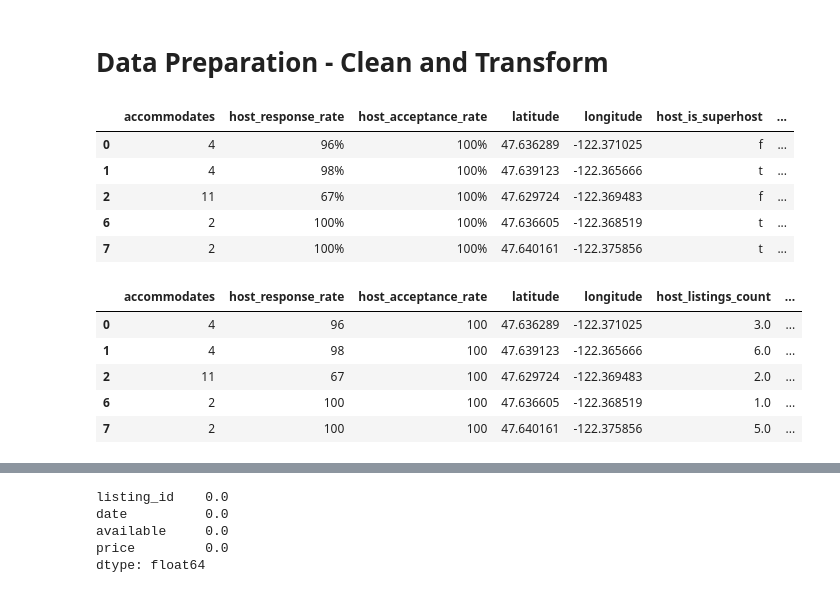
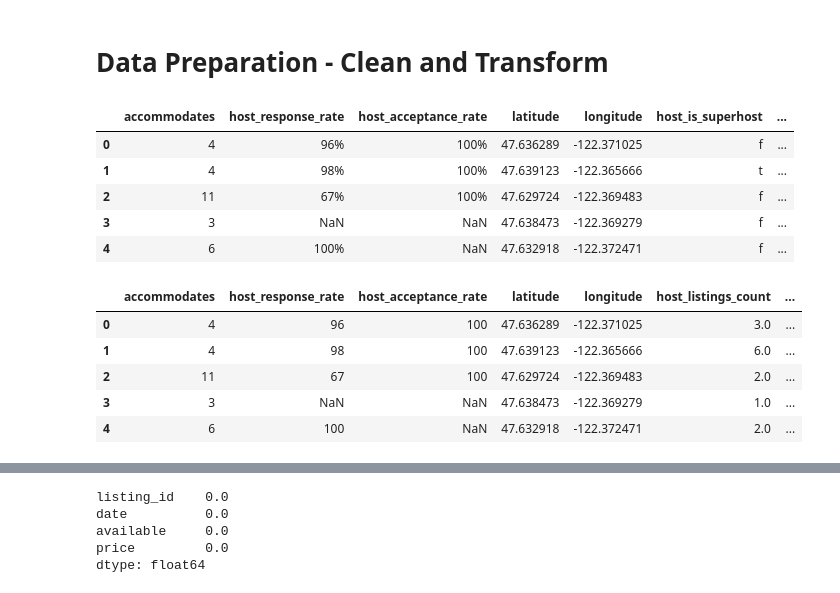
Before and after one commit to stannnman/DSND-Airbnb, a Jupyter notebook: airbnb_seattle.ipynb, the cells around one changed output, grey strips where cells are left out. Cells and saved outputs as stored; diff of their text form; code cells hidden in the pictures.

```diff
--- a/airbnb_seattle.ipynb
+++ b/airbnb_seattle.ipynb
@@ -141,23 +142,17 @@ dtype: float64
 # %%
 # Select a sample of interesting attributes for our analysis.
 df_listings = df_listings[['accommodates', 'host_response_rate', 'host_acceptance_rate',\
         'latitude', 'longitude', 'host_is_superhost', 'host_listings_count',
         'review_scores_rating', 'neighbourhood_group_cleansed', 'price']]
 
-# Remove records with missing data
-# We remove rather than impute missing values for simplicity on the initial approach.
-# We can always return and include imputation in a later iteration if necessary.
-df_listings = df_listings.dropna(how='any')
-
-# Browse our revised Listings data set
 df_listings.head()
 # %% [output]
 |  | accommodates | host_response_rate | host_acceptance_rate | latitude | longitude | host_is_superhost | ... |
 | 0 | 4 | 96% | 100% | 47.636289 | -122.371025 | f | ... |
 | 1 | 4 | 98% | 100% | 47.639123 | -122.365666 | t | ... |
 | 2 | 11 | 67% | 100% | 47.629724 | -122.369483 | f | ... |
-| 6 | 2 | 100% | 100% | 47.636605 | -122.368519 | t | ... |
-| 7 | 2 | 100% | 100% | 47.640161 | -122.375856 | t | ... |
+| 3 | 3 | NaN | NaN | 47.638473 | -122.369279 | f | ... |
+| 4 | 6 | 100% | NaN | 47.632918 | -122.372471 | f | ... |
 # %%
 # Price fields need '$' and ',' characters removed so they become numeric
 df_listings['price'] = pd.to_numeric(df_listings['price'].str.replace('$','').str.replace(',',''))
@@ -177,5 +172,5 @@ df_listings.head()
 | 0 | 4 | 96 | 100 | 47.636289 | -122.371025 | 3.0 | ... |
 | 1 | 4 | 98 | 100 | 47.639123 | -122.365666 | 6.0 | ... |
 | 2 | 11 | 67 | 100 | 47.629724 | -122.369483 | 2.0 | ... |
-| 6 | 2 | 100 | 100 | 47.636605 | -122.368519 | 1.0 | ... |
-| 7 | 2 | 100 | 100 | 47.640161 | -122.375856 | 5.0 | ... |
+| 3 | 3 | NaN | NaN | 47.638473 | -122.369279 | 1.0 | ... |
+| 4 | 6 | 100 | NaN | 47.632918 | -122.372471 | 2.0 | ... |
```
Also changed, not shown: parts of 7 cells of this notebook, 1 other file.
